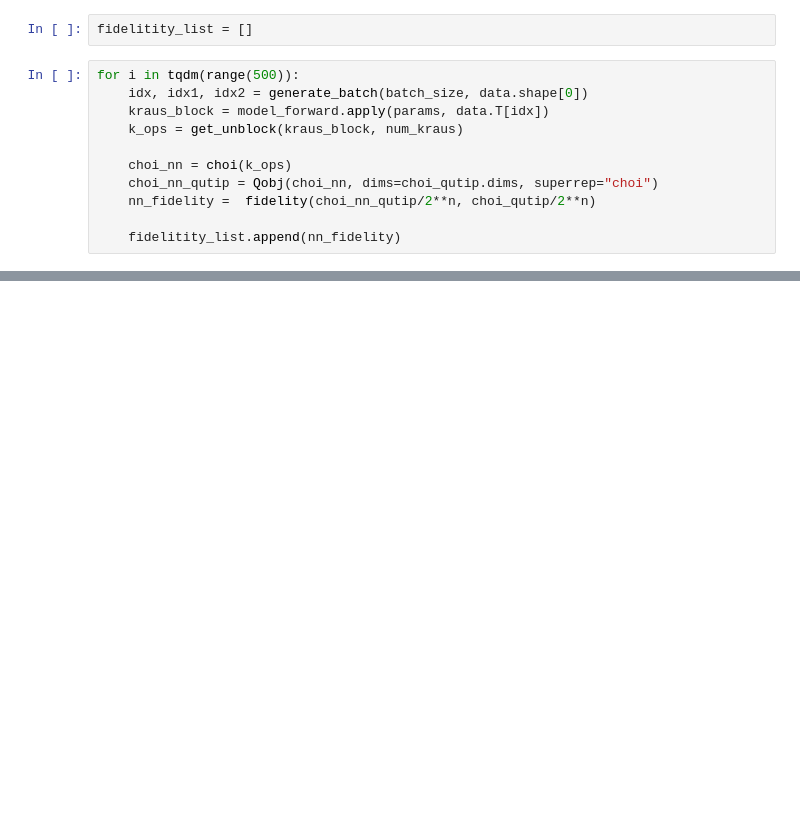
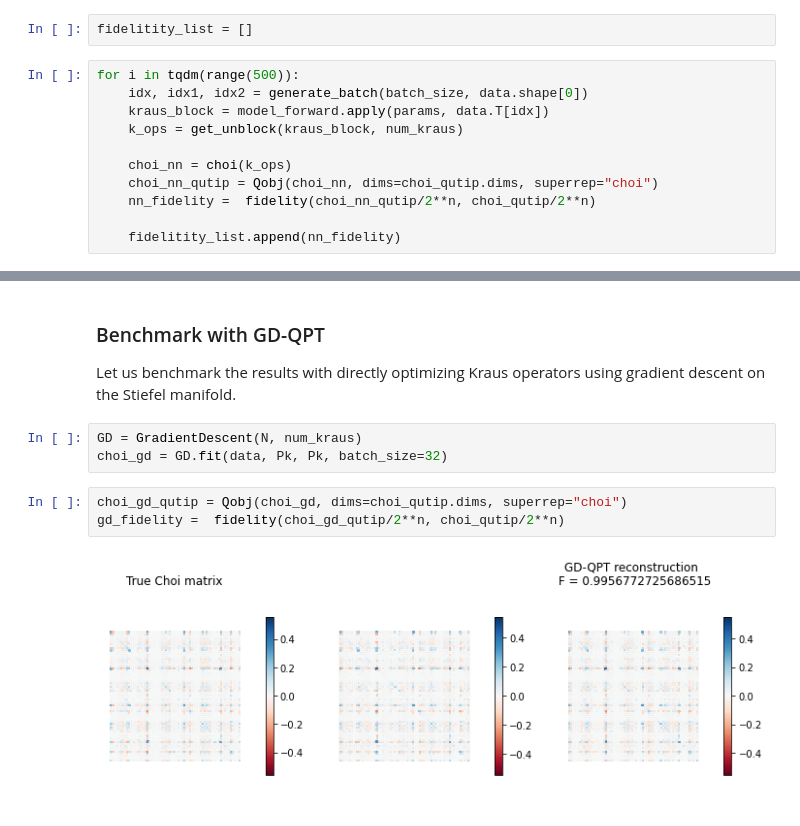
Before and after one commit to quantshah/gd-qpt, a Jupyter notebook: examples/nn-qpt-dv-example.ipynb, the cells around one changed output, grey strips where cells are left out. Saved outputs shown, nothing was run; the diff lists cells and outputs as text; blank space fills up the shorter version.

```diff
--- a/examples/nn-qpt-dv-example.ipynb
+++ b/examples/nn-qpt-dv-example.ipynb
@@ -381,0 +420,13 @@ plt.show()
+# %% [markdown]
+### Benchmark with GD-QPT
+
+Let us benchmark the results with directly optimizing Kraus operators using
+gradient descent on the Stiefel manifold.
+# %%
+GD = GradientDescent(N, num_kraus)
+choi_gd = GD.fit(data, Pk, Pk, batch_size=32)
+# %%
+choi_gd_qutip = Qobj(choi_gd, dims=choi_qutip.dims, superrep="choi")
+gd_fidelity =  fidelity(choi_gd_qutip/2**n, choi_qutip/2**n)
+# %% [output]
+[figure, added]
```
Also changed, not shown: parts of 12 cells of this notebook, 4 other files.
